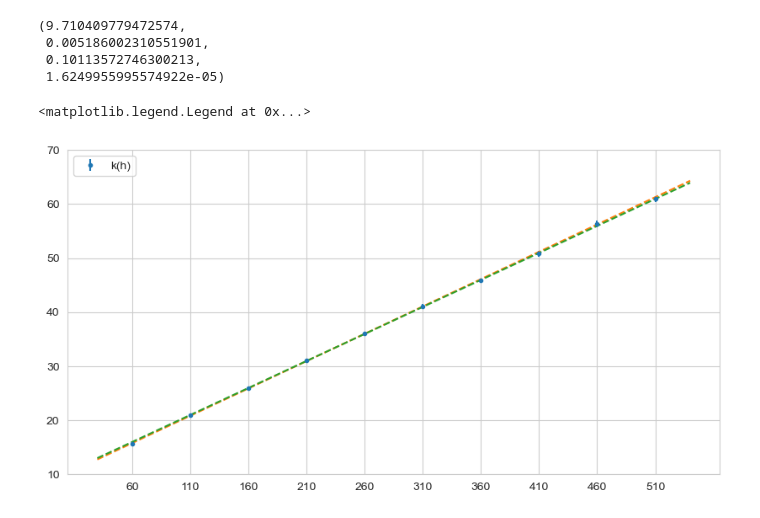
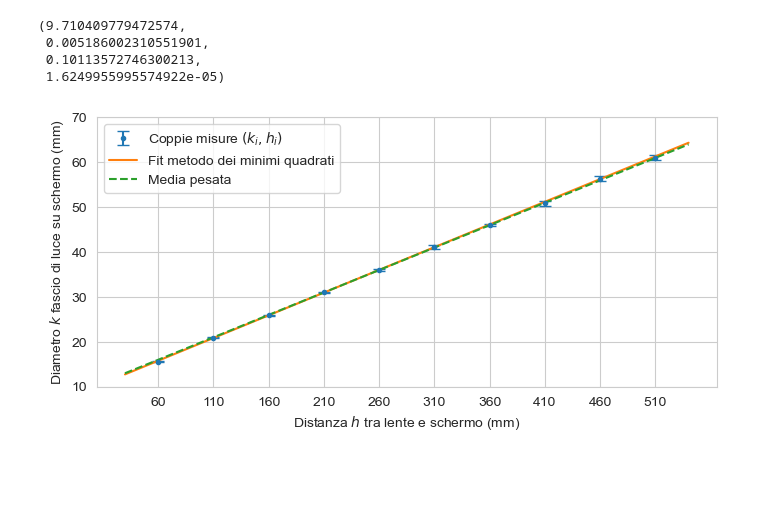
Before and after one commit to LorenzoGodi/Sperim2, a Jupyter notebook: Focale Divergente/focale_lente_divergente.ipynb, the cells around one changed output. Cells and saved outputs as stored; diff of their text form; code cells hidden in the pictures; blank space fills up the shorter version.

```diff
--- a/Focale Divergente/focale_lente_divergente.ipynb
+++ b/Focale Divergente/focale_lente_divergente.ipynb
@@ -106,7 +159,7 @@ Coordinates:
 # %% [markdown]
 ## Metodo 1
 # %%
-fi = (d * ds.h) / (ki - d)
+fi = (D1_D * ds.h) / (ki - D1_D)
 
 fi
 # %% [output]
@@ -123,6 +172,6 @@ Dki = 3 * ki_sig
 # %%
-Dfi = (d*Dh)/(ki-d) + (ds.h*ki*Dd)/(ki-d)**2 + (ds.h*d*Dki)/(ki-d)**2
+fi_Dlt = (D1_D*h_Dlt)/(ki-D1_D) + (ds.h*ki*D1_D_Dlt)/(ki-D1_D)**2 + (ds.h*D1_D*ki_Dlt)/(ki-D1_D)**2
 
-Dfi
+fi_Dlt
 # %% [output]
 <xarray.DataArray (h: 10)>
@@ -131,7 +180,7 @@ array([8.89763973, 4.2588117 , 2.93465393, 2.12705405, 2.22225808,
 Coordinates:
   * h        (h) float64 60.0 110.0 160.0 210.0 ... 360.0 410.0 460.0 510.0
 # %%
-fi_sig = Dfi / 3
+fi_sig = fi_Dlt / 3
 
 fi_sig
 # %% [output]
@@ -183,21 +232,34 @@ fit_w
  0.10113572746300213,
  1.6249955995574922e-05)
 # %%
-plt.figure(figsize=(10,5))
+def plot_kh(ki, ki_sig, fits, F, g_id):
 
-plt.errorbar(ds.h, ki, fmt='.', yerr=ki_sig, label='k(h)')
+    plot_id = 'k_h_' + g_id
 
-X = [30,540]
-Yq = [x*fit_w[2]+fit_w[0] for x in X]
-Yf = [x*d/f+d for x in X]
+    #plt.figure(figsize=(10,5))
+    plt.figure(figsize=graph_default_size)
 
-plt.plot(X,Yq,'--')
-plt.plot(X,Yf,'--')
+    plt.errorbar(ds.h, ki, fmt='.', yerr=ki_sig, capsize=4, label=r'Coppie misure $(k_i, h_i)$')
 
-plt.xticks(ds.h)
-plt.yticks(range(10,71,10))
+    X = [30,540]
+    Yq = [x*fits[2]+fits[0] for x in X]
+    Yf = [x*D1_D/F+D1_D for x in X]
 
-plt.legend(loc='upper left')
+    plt.plot(X,Yq,'-', label='Fit metodo dei minimi quadrati')
+    plt.plot(X,Yf,'--', label='Media pesata')
+
+    plt.xticks(ds.h)
+    plt.yticks(range(10,71,10))
+
+    plt.xlabel(r'Distanza $h$ tra lente e schermo (mm)')
+    plt.ylabel(r'Diametro $k$ fascio di luce su schermo (mm)')
+
+    handles, labels = plt.gca().get_legend_handles_labels()
+    order = [2,0,1]
+    plt.legend([handles[i] for i in order],[labels[i] for i in order], loc='upper left')
+
+    plt.savefig(graph_base_name+plot_id, dpi=graph_default_dpi, bbox_inches='tight')
-# %% [output]
-<matplotlib.legend.Legend at 0x...>
-[figure, removed]
+# %%
+plot_kh(ki, ki_sig, fit_w, f, 'all')
+# %% [output]
+[figure, added]
```
Also changed, not shown: parts of 14 cells of this notebook, 3 other files.
